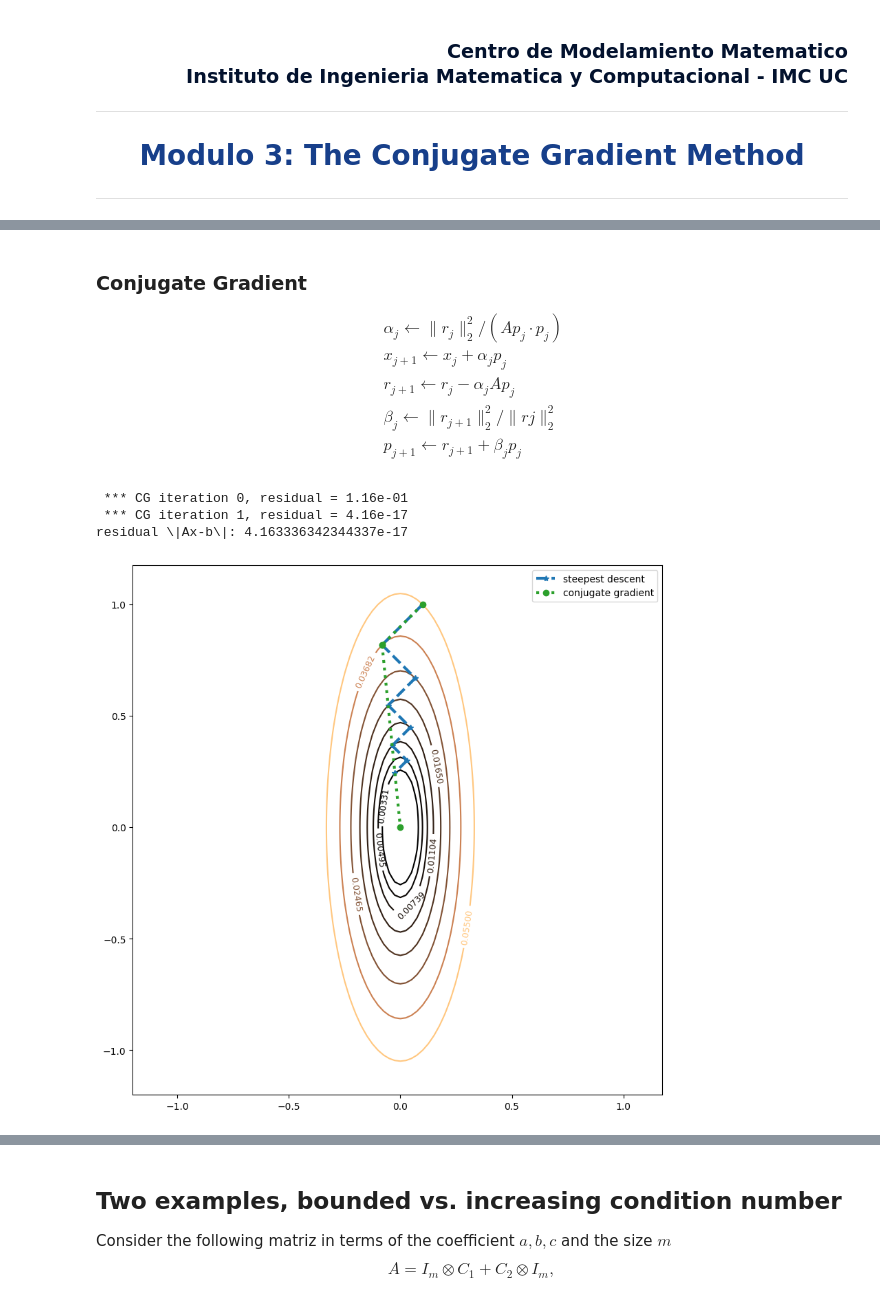
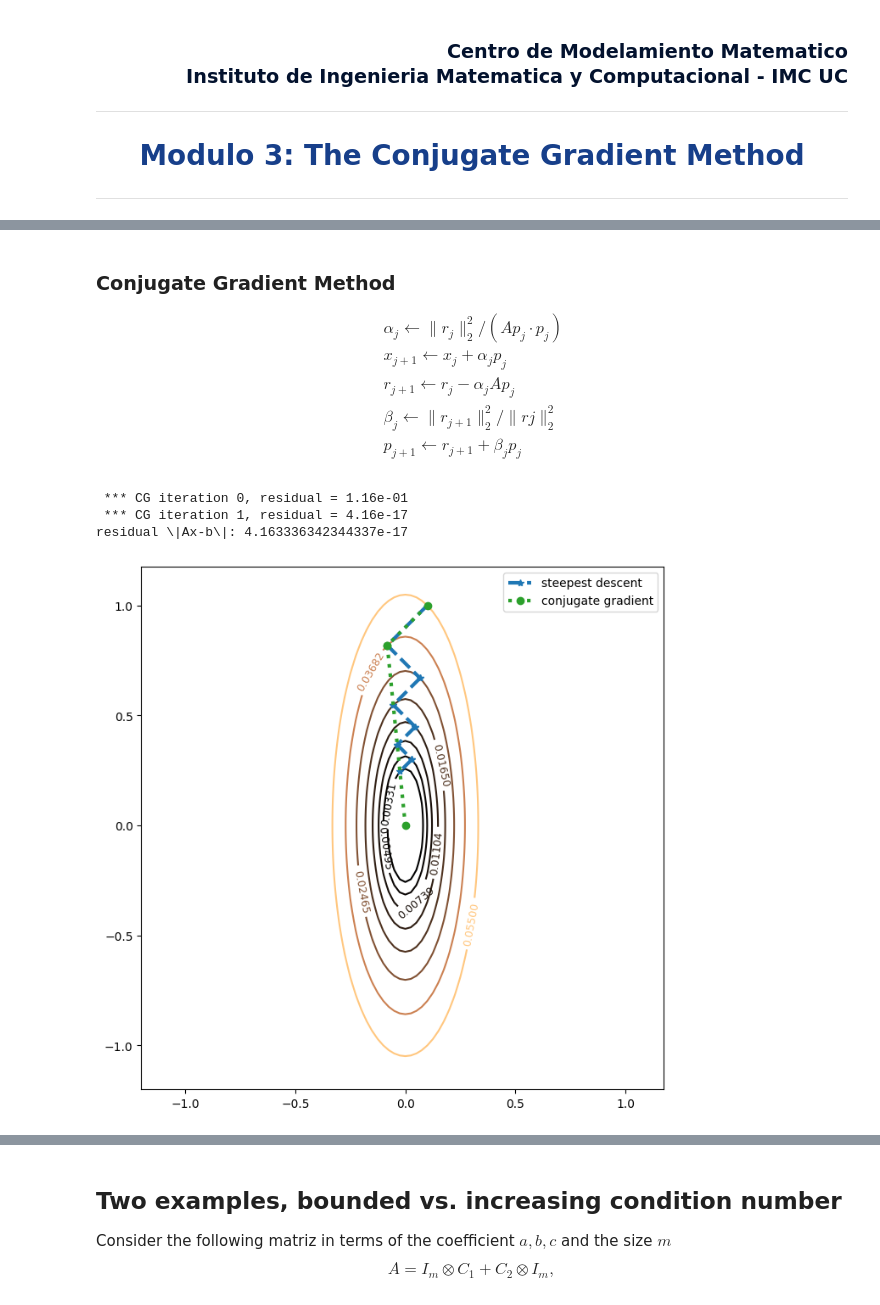
Before and after one commit to ManuelSanchezUribe/EMI2024, a Jupyter notebook: notebooks/03_Modulo/03_Modulo_03_Conjugate_Gradient_theory.ipynb, the cells around one changed output, grey strips where cells are left out. Saved outputs shown, nothing was run; the diff lists cells and outputs as text; code cells hidden in the pictures.

```diff
--- a/notebooks/03_Modulo/03_Modulo_03_Conjugate_Gradient_theory.ipynb
+++ b/notebooks/03_Modulo/03_Modulo_03_Conjugate_Gradient_theory.ipynb
@@ -116,5 +124,5 @@ plt.show()
 # %% [markdown]
-### Conjugate Gradient
+### Conjugate Gradient Method
 
 \begin{align*}
 & \alpha_j \gets \|r_j\|_2^2/(Ap_j \cdot p_j)\\
@@ -165,8 +172,6 @@ print("residual \|Ax-b\|:", np.linalg.norm(A.dot(xcg[-1])-b))
  *** CG iteration 1, residual = 4.16e-17
 residual \|Ax-b\|: 4.163336342344337e-17
 # %%
-import matplotlib.pyplot as plt
-# funcion a minimizar
 phi = lambda x: 0.5*x.dot(A.dot(x)) - x.dot(b)
 
 # Make data.
@@ -175,35 +180,36 @@ y = np.arange(-1.2, 1.2, 0.025)
 X, Y = np.meshgrid(x, y)
 
 Z = 0.5*(a11*X**2 + a22*Y**2)
-fig, ax = plt.subplots(1,1, figsize=(10,10))
+fig, ax = plt.subplots(1,1, figsize=(10,8))
 
 # puntos de Steepest descent
 X0 = Xlist[0]; x0 = X0[0]; y0 = X0[1]; f0 = phi(Xlist[0])
 X1 = Xlist[1]; x1 = X1[0]; y1 = X1[1]; f1 = phi(Xlist[1])
 X2 = Xlist[2]; x2 = X2[0]; y2 = X2[1]; f2 = phi(Xlist[2])
 X3 = Xlist[3]; x3 = X3[0]; y3 = X3[1]; f3 = phi(Xlist[3])
 X4 = Xlist[4]; x4 = X4[0]; y4 = X4[1]; f4 = phi(Xlist[4])
 X5 = Xlist[5]; x5 = X5[0]; y5 = X5[1]; f5 = phi(Xlist[5])
 X6 = Xlist[6]; x6 = X6[0]; y6 = X6[1]; f6 = phi(Xlist[6])
 X7 = Xlist[7]; x7 = X7[0]; y7 = X7[1]; f7 = phi(Xlist[7])
-CS = ax.contour(X,Y, Z, levels=[f7,f6,f5,f4,f3,f2,f1,f0], cmap='copper')#,colors=['C05', 'C04', 'C03','C02', 'C01', 'C00'])
+CS = ax.contour(X,Y, Z, levels=[f7,f6,f5,f4,f3,f2,f1,f0], cmap='copper')
 ax.clabel(CS, fontsize=9, inline=True)
 ax.plot([x0,x1],[y0,y1],'--*',color='C00', linewidth=3)
 ax.plot([x1,x2],[y1,y2],'--*',color='C00', linewidth=3)
 ax.plot([x2,x3],[y2,y3],'--*',color='C00', linewidth=3)
 ax.plot([x3,x4],[y3,y4],'--*',color='C00', linewidth=3)
 ax.plot([x4,x5],[y4,y5],'--*',color='C00', linewidth=3)
 ax.plot([x5,x6],[y5,y6],'--*',color='C00', linewidth=3)
 ax.plot([x6,x7],[y6,y7],'--*',color='C00', linewidth=3, label='steepest descent')
 # puntos de CG
 C0 = xcg[0]
 C1 = xcg[1]
 C2 = xcg[2]
 ax.plot([C0[0],C1[0]],[C0[1],C1[1]],':o', linewidth=3,color='C02', label='conjugate gradient')
 ax.plot([C1[0],C2[0]],[C1[1],C2[1]],':o', linewidth=3,color='C02')
 
 ax.set_aspect('equal')
 ax.legend()
+plt.savefig('fig2std_vs_cg.png')
 plt.show()
 # %% [output]
-[figure, old version]
+[figure, new version]
```
Also changed, not shown: parts of 21 cells of this notebook, 3 other files.
